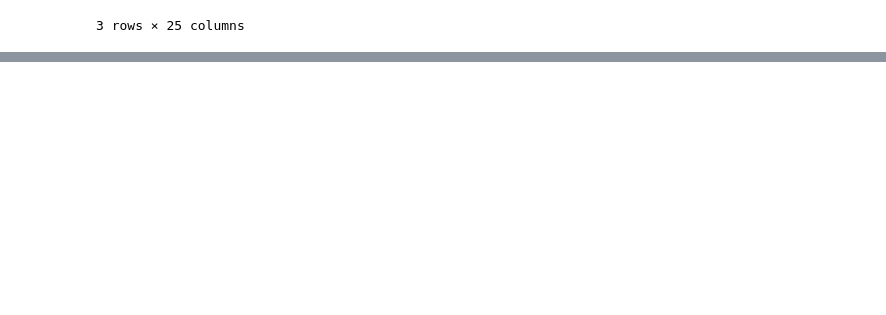
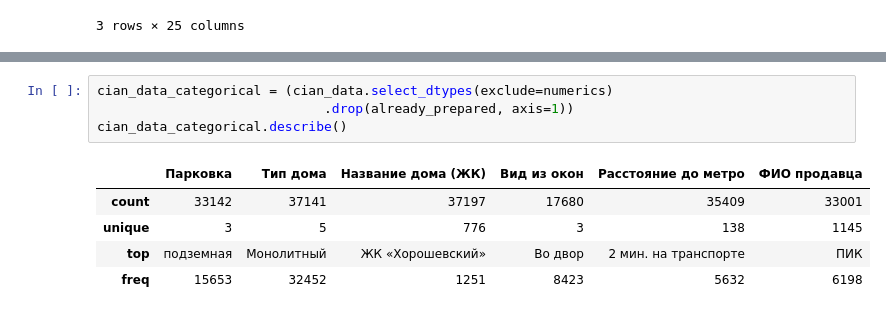
Before and after one commit to aleksanp/cian_prices, a Jupyter notebook: Untitled.ipynb, the cells around one changed output, grey strips where cells are left out. Drawn from its saved outputs; the diff is of its cells as text; blank space fills up the shorter version.

```diff
--- a/Untitled.ipynb
+++ b/Untitled.ipynb
@@ -454,0 +537,10 @@ cian_data.fillna(value={
+# %%
+cian_data_categorical = (cian_data.select_dtypes(exclude=numerics)
+                             .drop(already_prepared, axis=1))
+cian_data_categorical.describe()
+# %% [output]
+|  | Парковка | Тип дома | Название дома (ЖК) | Вид из окон | Расстояние до метро | ФИО продавца |
+| count | 33142 | 37141 | 37197 | 17680 | 35409 | 33001 |
+| unique | 3 | 5 | 776 | 3 | 138 | 1145 |
+| top | подземная | Монолитный | ЖК «Хорошевский» | Во двор | 2 мин. на транспорте | ПИК |
+| freq | 15653 | 32452 | 1251 | 8423 | 5632 | 6198 |
```
Also changed, not shown: parts of 19 cells of this notebook.
